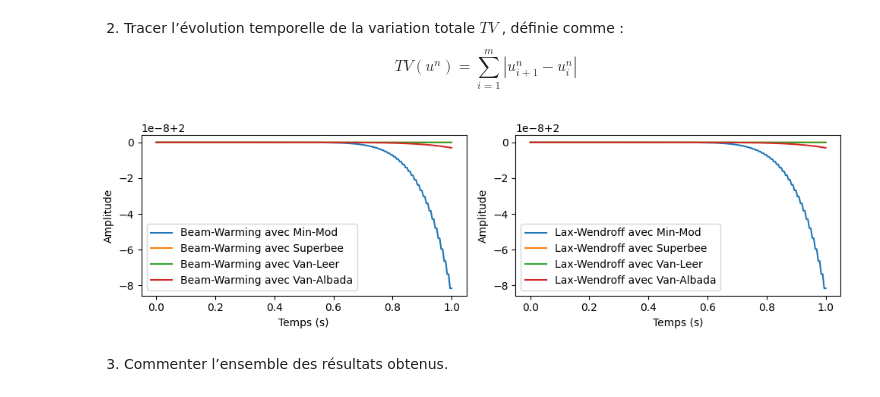
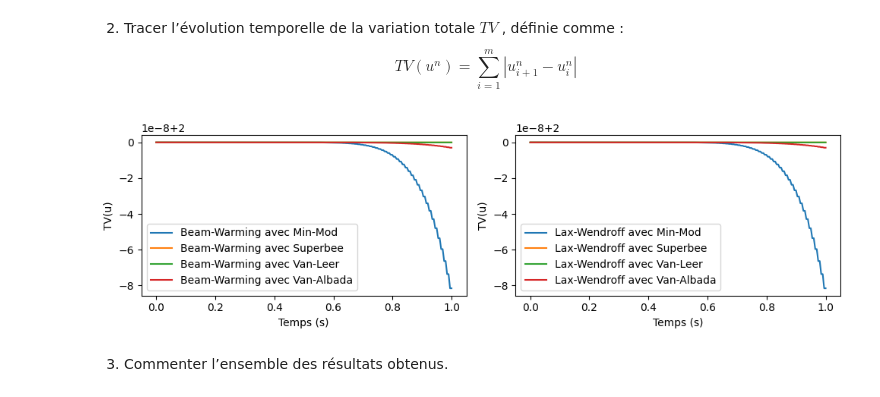
Before and after one commit to f-debrandois/N7_A3, a Jupyter notebook: S7/EDP/TP/TP3_Limiteurs.ipynb, the cells around one changed output. Cells and saved outputs as stored; diff of their text form; code cells hidden in the pictures.

```diff
--- a/S7/EDP/TP/TP3_Limiteurs.ipynb
+++ b/S7/EDP/TP/TP3_Limiteurs.ipynb
@@ -42,28 +42,20 @@ $$
 import numpy as np
 import matplotlib.pyplot as plt
 # %%
+# Précision
+eps = 1e-12
+
 # Fonction pour le schéma de Beam-Warming (BW) avec limiteur
 def beam_warming(u, c, psi):
-    eps = 1e-12
-
     ri = (np.roll(u, -1) - u) / (u - np.roll(u, 1) + eps)
-    rim1 = (u - np.roll(u, 1)) / (np.roll(u, 1) - np.roll(u, 2) + eps)
-
-    psi_ri = psi(ri)
-    psi_rim1 = psi(rim1)
-
-    unew = u - c * (u - np.roll(u, 1)) - 0.5 * c * (1 - c) * (psi_ri * (u - np.roll(u, 1)) - psi_rim1 * (np.roll(u, 1) - np.roll(u, 2)))
+    unew = u - c * (u - np.roll(u, 1)) - 0.5 * c * (1 - c) * (psi(ri) * (u - np.roll(u, 1)) - psi(np.roll(ri, 1)) * (np.roll(u, 1) - np.roll(u, 2)))
 
     return unew
 
 # Fonction pour le schéma de Lax-Wendroff (LW) avec limiteur
 def lax_wendroff(u, c, psi):
-    eps = 1e-12
-
     ri = (u - np.roll(u, 1)) / (np.roll(u, -1) - u + eps)
-    rim1 = (np.roll(u, 1) - np.roll(u, 2)) / (u - np.roll(u, 1) + eps)
-
-    unew = u - c * (u - np.roll(u, 1)) - 0.5 * c * (1 - c) * (psi(ri) * (np.roll(u, -1) - u) - psi(rim1) * (u - np.roll(u, 1)))
+    unew = u - c * (u - np.roll(u, 1)) - 0.5 * c * (1 - c) * (psi(ri) * (np.roll(u, -1) - u) - psi(np.roll(ri, 1)) * (u - np.roll(u, 1)))
 
     return unew
 # %% [markdown]
@@ -193,9 +185,6 @@ def evolution_temporelle():
     labels = ['Min-Mod', 'Superbee', 'Van-Leer', 'Van-Albada']
 
     plt.figure(figsize=(10, 3))
-
-    u_limiters_beam = []
-    u_limiters_lax = []
 
     # Boucle sur les différentes limiteurs
     for i, limiter in enumerate(limiters):
@@ -204,46 +193,41 @@ def evolution_temporelle():
 
         # Initialisation de la condition initiale
         x = np.linspace(0, L, m)
         u_beam_limit = condition_init(x, x0)
         u_lax_limit = condition_init(x, x0)
 
         T_scale = np.linspace(0, T, int(T / dt))
         TV_u_beam_limit = [np.sum(np.abs(np.roll(u_beam_limit, -1) - u_beam_limit))]
         TV_u_lax_limit = [np.sum(np.abs(np.roll(u_lax_limit, -1) - u_lax_limit))]
 
         # Boucle temporelle
         for n in range(int(T / dt) - 1):
 
-            # Discrétisation par le schéma de Beam-Warming avec et sans limiteur
+            # Discrétisation par le schéma de Beam-Warming avec limiteur
             u_beam_limit = beam_warming(u_beam_limit, C, limiter)
             TV_u_beam_limit.append(np.sum(np.abs(np.roll(u_beam_limit, -1) - u_beam_limit)))
 
-            # Discrétisation par le schéma de Lax-Wendroff avec et sans limiteur
+            # Discrétisation par le schéma de Lax-Wendroff avec limiteur
             u_lax_limit = lax_wendroff(u_lax_limit, C, limiter)
             TV_u_lax_limit.append(np.sum(np.abs(np.roll(u_lax_limit, -1) - u_lax_limit)))
 
-        u_limiters_beam.append(TV_u_beam_limit)
-        u_limiters_lax.append(TV_u_lax_limit)
-
-    plt.subplot(1, 2, 1)
-    for i, limiter in enumerate(limiters):
-        plt.plot(T_scale, u_limiters_beam[i], label=f"Beam-Warming avec {labels[i]}")
+        plt.subplot(1, 2, 1)
+        plt.plot(T_scale, TV_u_beam_limit, label=f"Beam-Warming avec {labels[i]}")
         plt.xlabel('Temps (s)')
-        plt.ylabel('Amplitude')
+        plt.ylabel('TV(u)')
         plt.legend()
 
-    plt.subplot(1, 2, 2)
-    for i, limiter in enumerate(limiters):
-        plt.plot(T_scale, u_limiters_lax[i], label=f"Lax-Wendroff avec {labels[i]}")
+        plt.subplot(1, 2, 2)
+        plt.plot(T_scale, TV_u_lax_limit, label=f"Lax-Wendroff avec {labels[i]}")
         plt.xlabel('Temps (s)')
-        plt.ylabel('Amplitude')
+        plt.ylabel('TV(u)')
         plt.legend()
 
     plt.tight_layout()
     plt.show()
 
 evolution_temporelle()
 # %% [output]
-[figure, old version]
+[figure, new version]
 # %% [markdown]
 3. Commenter l’ensemble des résultats obtenus.
```
